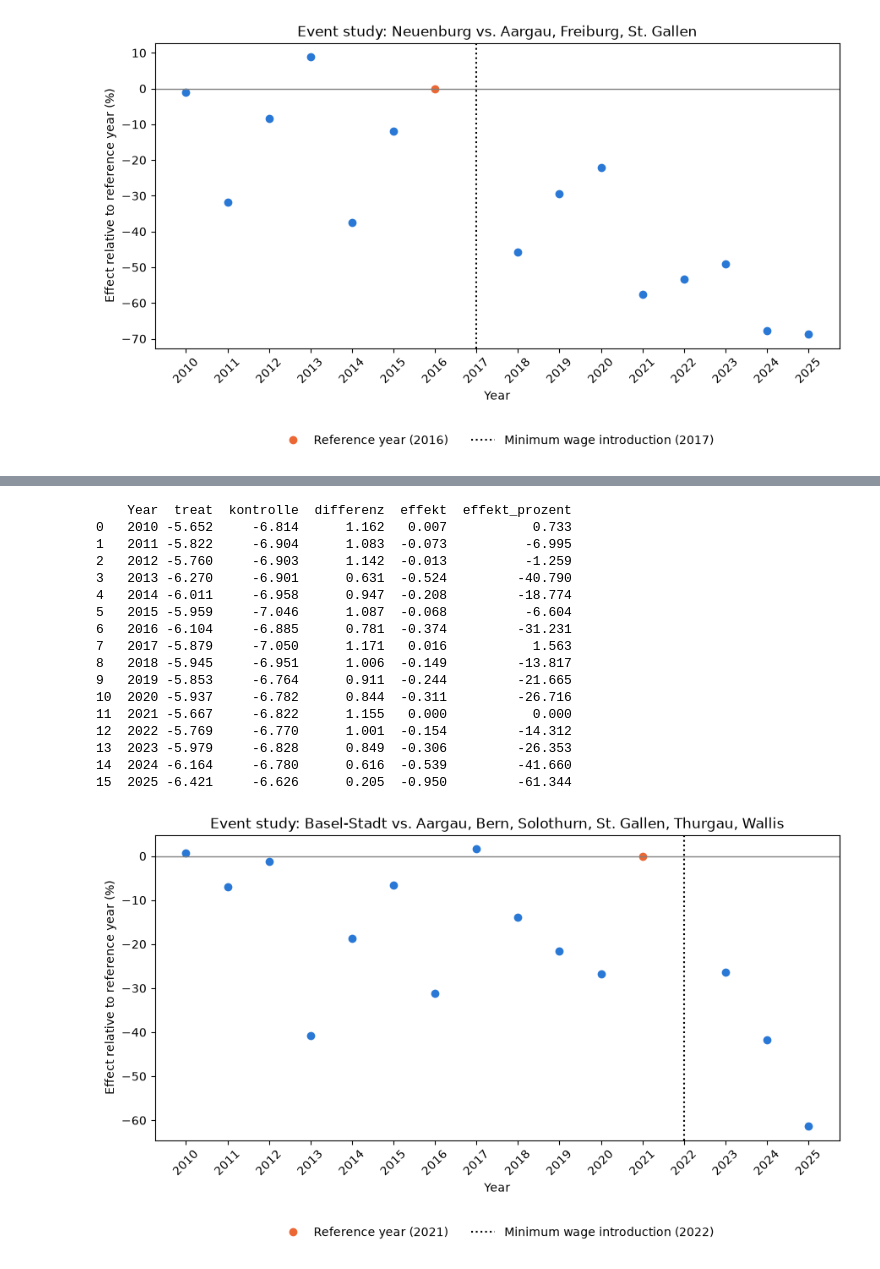
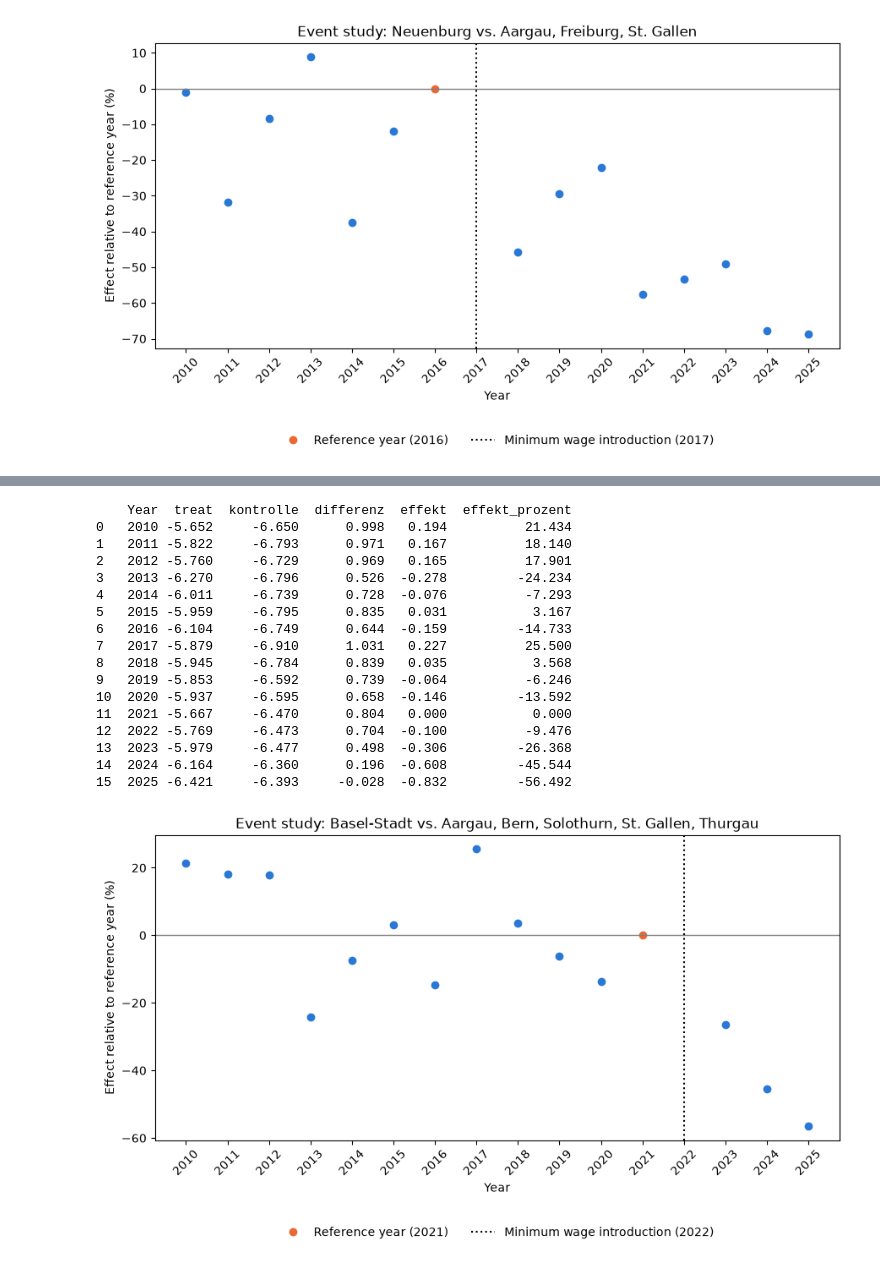
Before and after one commit to GianlucaZumbuehl/Python-Project-HS26-Criminality-and-Minimum-Wage, a Jupyter notebook: Group_project_part_caner/DiD_Event_study.ipynb, the cells around one changed output, grey strips where cells are left out. Cells and saved outputs as stored; diff of their text form; code cells hidden in the pictures.

```diff
--- a/Group_project_part_caner/DiD_Event_study.ipynb
+++ b/Group_project_part_caner/DiD_Event_study.ipynb
@@ -404,7 +404,7 @@ import numpy as np
 import matplotlib.pyplot as plt
 
 MINDESTLOHN_KANTON = "Basel-Stadt"
-KONTROLL_KANTONE   = ["Aargau", "Bern", "Solothurn", "St. Gallen", "Thurgau", "Wallis"]
+KONTROLL_KANTONE   = ["Aargau", "Bern", "Solothurn", "St. Gallen", "Thurgau"]
 EINFUEHRUNG        = 2022          # Jahr der Einführung (Basel stadt: 2022)
 
 df = pd.read_csv("Crime_Pop_clean_copy2.csv")
@@ -424,47 +424,47 @@ es = treat.merge(kontrolle, on="Year")
 es["differenz"] = es["treat"] - es["kontrolle"]
 
 # Schritt 4: Differenz im Jahr vor der Einführung abziehen (Referenzjahr = 0)
 referenz = es.loc[es["Year"] == EINFUEHRUNG - 1, "differenz"].iloc[0]
 es["effekt"] = es["differenz"] - referenz
 
 # Schritt 5: log-Differenz in % umrechnen
 es["effekt_prozent"] = (np.exp(es["effekt"]) - 1) * 100
 print(es.round(3))
 
 # Schritt 6: plotten
 punkte         = es[(es["Year"] != EINFUEHRUNG) & (es["Year"] != EINFUEHRUNG - 1)]
 referenz_punkt = es[es["Year"] == EINFUEHRUNG - 1]
 
 plt.figure(figsize=(9, 5.5))
 plt.plot(punkte["Year"], punkte["effekt_prozent"], "o", color="#2a78d6")
 plt.plot(referenz_punkt["Year"], referenz_punkt["effekt_prozent"], "o", color="#eb6834",
          label=f"Reference year ({EINFUEHRUNG - 1})")
 plt.axhline(0, color="grey", linewidth=1)
 plt.axvline(EINFUEHRUNG, color="black", linestyle=":",
             label=f"Minimum wage introduction ({EINFUEHRUNG})")
 plt.xticks(es["Year"], rotation=45)
 plt.xlabel("Year")
 plt.ylabel("Effect relative to reference year (%)")
 plt.title(f"Event study: {MINDESTLOHN_KANTON} vs. {', '.join(KONTROLL_KANTONE)}")
 plt.legend(loc="upper center", bbox_to_anchor=(0.5, -0.25), frameon=False, ncol=2)
 plt.tight_layout()
 plt.show()
 # %% [output]
     Year  treat  kontrolle  differenz  effekt  effekt_prozent
-0   2010 -5.652     -6.814      1.162   0.007           0.733
-1   2011 -5.822     -6.904      1.083  -0.073          -6.995
-2   2012 -5.760     -6.903      1.142  -0.013          -1.259
-3   2013 -6.270     -6.901      0.631  -0.524         -40.790
-4   2014 -6.011     -6.958      0.947  -0.208         -18.774
-5   2015 -5.959     -7.046      1.087  -0.068          -6.604
-6   2016 -6.104     -6.885      0.781  -0.374         -31.231
-7   2017 -5.879     -7.050      1.171   0.016           1.563
-8   2018 -5.945     -6.951      1.006  -0.149         -13.817
-9   2019 -5.853     -6.764      0.911  -0.244         -21.665
-10  2020 -5.937     -6.782      0.844  -0.311         -26.716
-11  2021 -5.667     -6.822      1.155   0.000           0.000
-12  2022 -5.769     -6.770      1.001  -0.154         -14.312
-13  2023 -5.979     -6.828      0.849  -0.306         -26.353
-14  2024 -6.164     -6.780      0.616  -0.539         -41.660
-15  2025 -6.421     -6.626      0.205  -0.950         -61.344
+0   2010 -5.652     -6.650      0.998   0.194          21.434
+1   2011 -5.822     -6.793      0.971   0.167          18.140
+2   2012 -5.760     -6.729      0.969   0.165          17.901
+3   2013 -6.270     -6.796      0.526  -0.278         -24.234
+4   2014 -6.011     -6.739      0.728  -0.076          -7.293
+5   2015 -5.959     -6.795      0.835   0.031           3.167
+6   2016 -6.104     -6.749      0.644  -0.159         -14.733
+7   2017 -5.879     -6.910      1.031   0.227          25.500
+8   2018 -5.945     -6.784      0.839   0.035           3.568
+9   2019 -5.853     -6.592      0.739  -0.064          -6.246
+10  2020 -5.937     -6.595      0.658  -0.146         -13.592
+11  2021 -5.667     -6.470      0.804   0.000           0.000
+12  2022 -5.769     -6.473      0.704  -0.100          -9.476
+13  2023 -5.979     -6.477      0.498  -0.306         -26.368
+14  2024 -6.164     -6.360      0.196  -0.608         -45.544
+15  2025 -6.421     -6.393     -0.028  -0.832         -56.492
-[figure, old version]
+[figure, new version]
```
Also changed, not shown: parts of 5 cells of this notebook.
